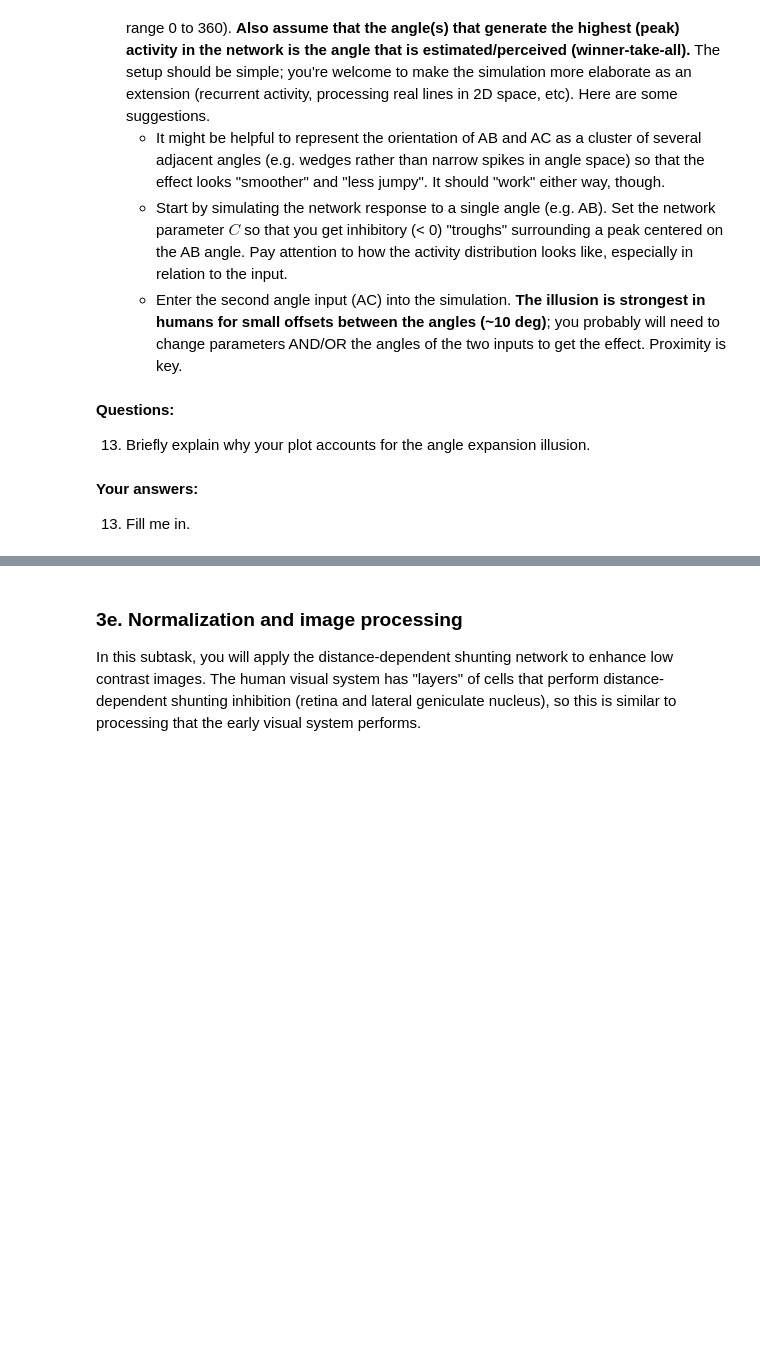
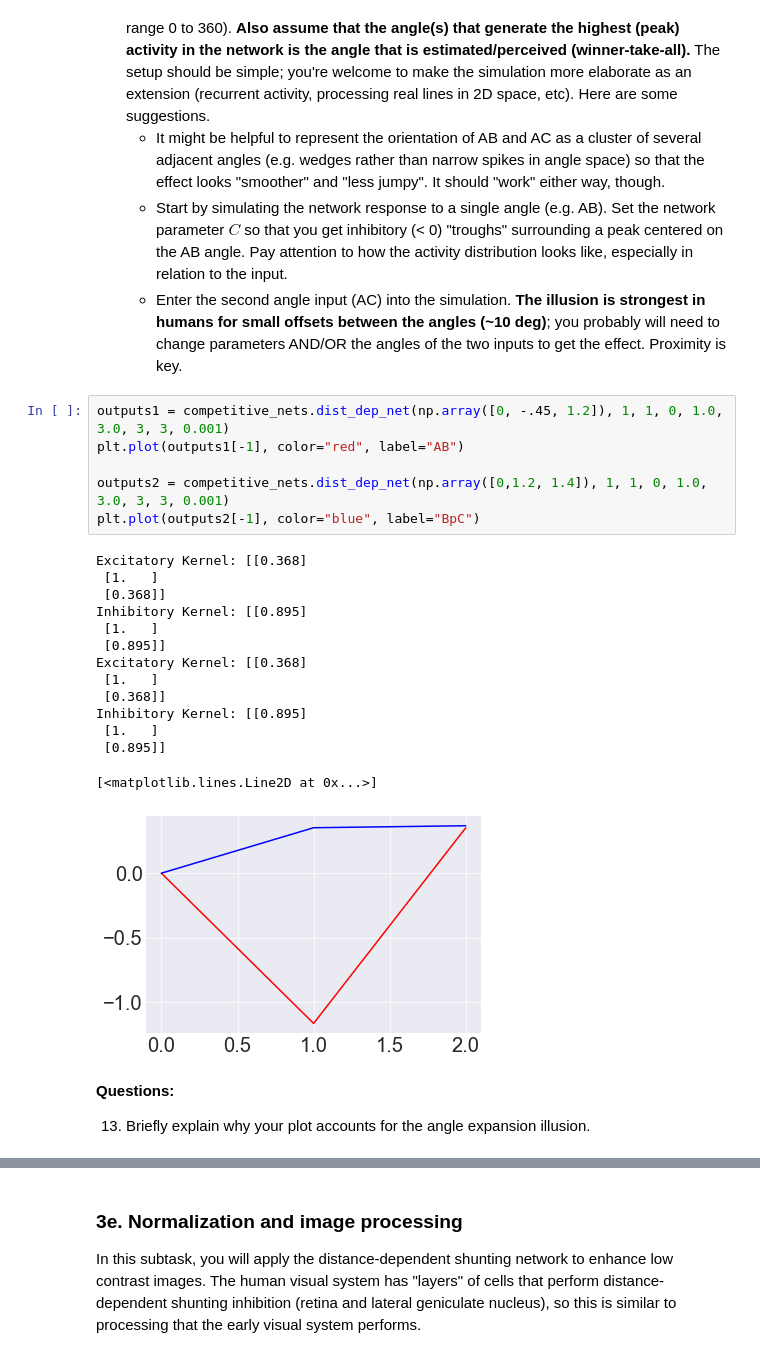
Before and after one commit to ejseal21/Computational-Neuroscience, a Jupyter notebook: Project3/CompNets.ipynb, the cells around one changed output, grey strips where cells are left out. Drawn from its saved outputs; the diff is of its cells as text; blank space fills up the shorter version.

```diff
--- a/Project3/CompNets.ipynb
+++ b/Project3/CompNets.ipynb
@@ -432,11 +486,28 @@ In this subtask, use your distance-dependent network to explain the angle expans
     - It might be helpful to represent the orientation of AB and AC as a cluster of several adjacent angles (e.g. wedges rather than narrow spikes in angle space) so that the effect looks "smoother" and "less jumpy". It should "work" either way, though.
     - Start by simulating the network response to a single angle (e.g. AB). Set the network parameter $C$ so that you get inhibitory (< 0) "troughs" surrounding a peak centered on the AB angle. Pay attention to how the activity distribution looks like, especially in relation to the input.
     - Enter the second angle input (AC) into the simulation. **The illusion is strongest in humans for small offsets between the angles (~10 deg)**; you probably will need to change parameters AND/OR the angles of the two inputs to get the effect. Proximity is key.
+# %%
+outputs1 = competitive_nets.dist_dep_net(np.array([0, -.45, 1.2]), 1, 1, 0, 1.0, 3.0, 3, 3, 0.001)
+plt.plot(outputs1[-1], color="red", label="AB")
+
+outputs2 = competitive_nets.dist_dep_net(np.array([0,1.2, 1.4]), 1, 1, 0, 1.0, 3.0, 3, 3, 0.001)
+plt.plot(outputs2[-1], color="blue", label="BpC")
+# %% [output]
+Excitatory Kernel: [[0.368]
+ [1.   ]
+ [0.368]]
+Inhibitory Kernel: [[0.895]
+ [1.   ]
+ [0.895]]
+Excitatory Kernel: [[0.368]
+ [1.   ]
+ [0.368]]
+Inhibitory Kernel: [[0.895]
+ [1.   ]
+ [0.895]]
+[<matplotlib.lines.Line2D at 0x...>]
+[figure, added]
 # %% [markdown]
 **Questions:**
 
 13. Briefly explain why your plot accounts for the angle expansion illusion.
-# %% [markdown]
-**Your answers:**
-
-13. Fill me in.
```
Also changed, not shown: parts of 22 cells of this notebook.
